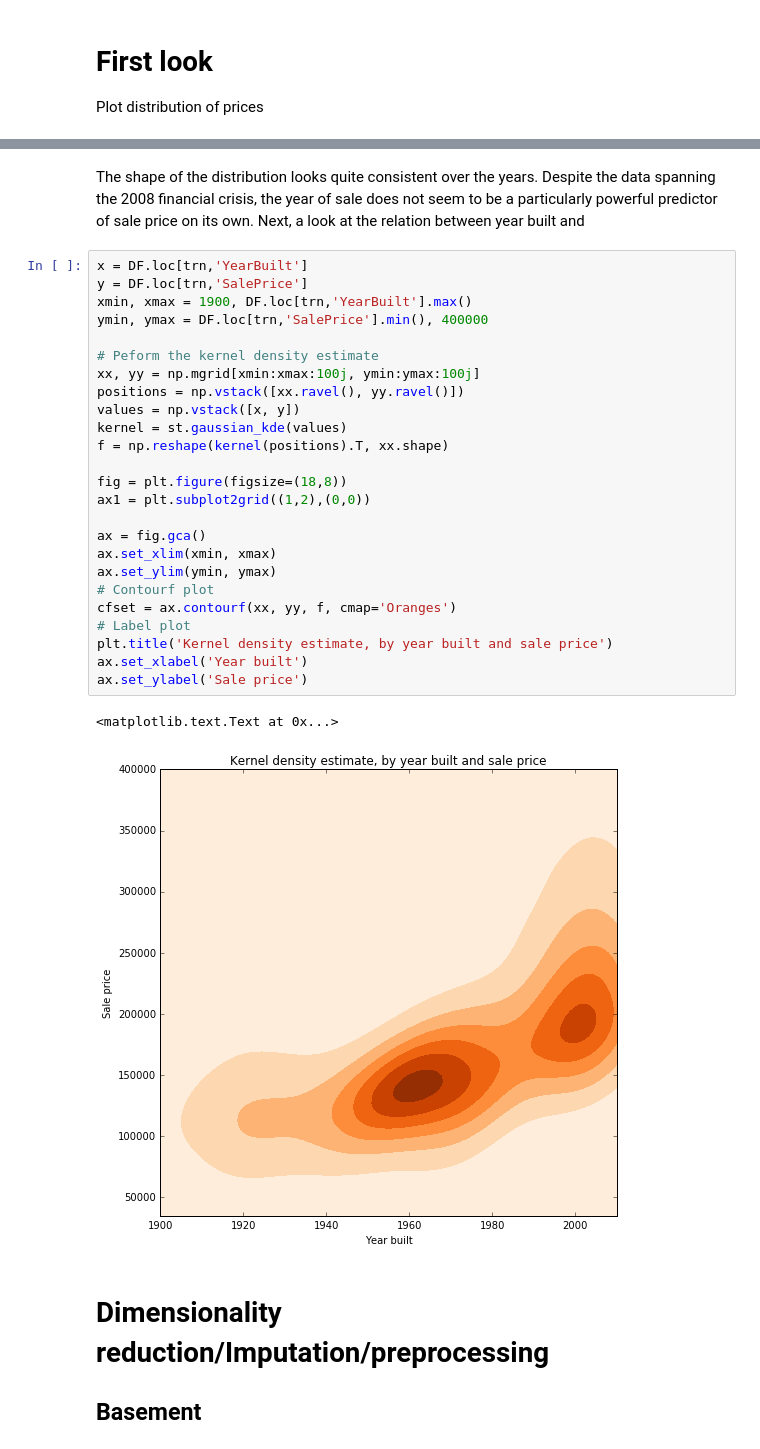
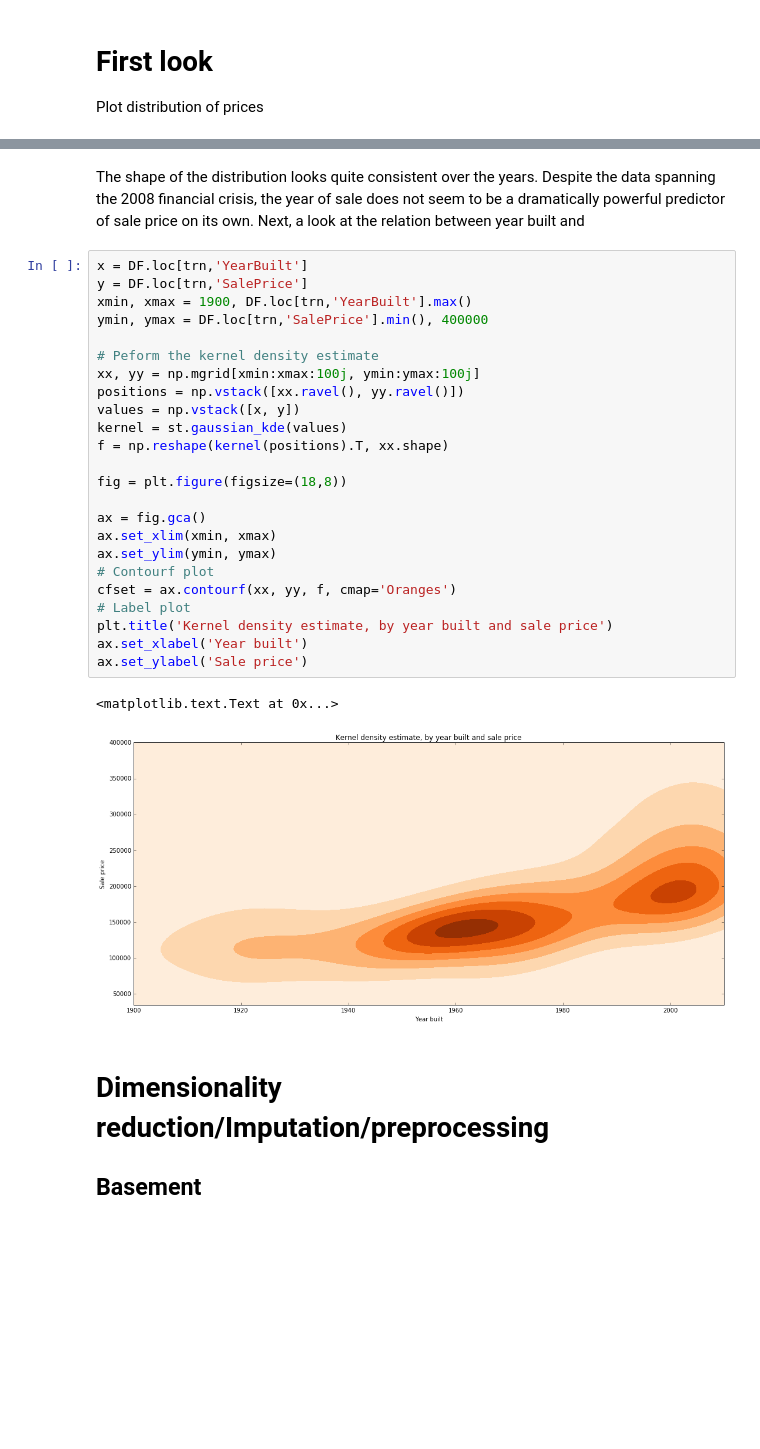
Before and after one commit to albertwildeman/Kaggle-Ames_Housing_Prices, a Jupyter notebook: Ames.ipynb, the cells around one changed output, grey strips where cells are left out. Saved outputs shown, nothing was run; the diff lists cells and outputs as text; blank space fills up the shorter version.

```diff
--- a/Ames.ipynb
+++ b/Ames.ipynb
@@ -82,36 +81,35 @@ Range for sale prices: 34900.0 - 755000.0
 <matplotlib.legend.Legend at 0x...>
 [figure]
 # %% [markdown]
-The shape of the distribution looks quite consistent over the years. Despite the data spanning the 2008 financial crisis, the year of sale does not seem to be a particularly powerful predictor of sale price on its own.
+The shape of the distribution looks quite consistent over the years. Despite the data spanning the 2008 financial crisis, the year of sale does not seem to be a dramatically powerful predictor of sale price on its own.
 Next, a look at the relation between year built and
 # %%
 x = DF.loc[trn,'YearBuilt']
 y = DF.loc[trn,'SalePrice']
 xmin, xmax = 1900, DF.loc[trn,'YearBuilt'].max()
 ymin, ymax = DF.loc[trn,'SalePrice'].min(), 400000
 
 # Peform the kernel density estimate
 xx, yy = np.mgrid[xmin:xmax:100j, ymin:ymax:100j]
 positions = np.vstack([xx.ravel(), yy.ravel()])
 values = np.vstack([x, y])
 kernel = st.gaussian_kde(values)
 f = np.reshape(kernel(positions).T, xx.shape)
 
 fig = plt.figure(figsize=(18,8))
-ax1 = plt.subplot2grid((1,2),(0,0))
 
 ax = fig.gca()
 ax.set_xlim(xmin, xmax)
 ax.set_ylim(ymin, ymax)
 # Contourf plot
 cfset = ax.contourf(xx, yy, f, cmap='Oranges')
 # Label plot
 plt.title('Kernel density estimate, by year built and sale price')
 ax.set_xlabel('Year built')
 ax.set_ylabel('Sale price')
 # %% [output]
 <matplotlib.text.Text at 0x...>
-[figure, old version]
+[figure, new version]
 # %% [markdown]
 # Dimensionality reduction/Imputation/preprocessing
 ## Basement
```
Also changed, not shown: parts of 14 cells of this notebook, 2 other files.
